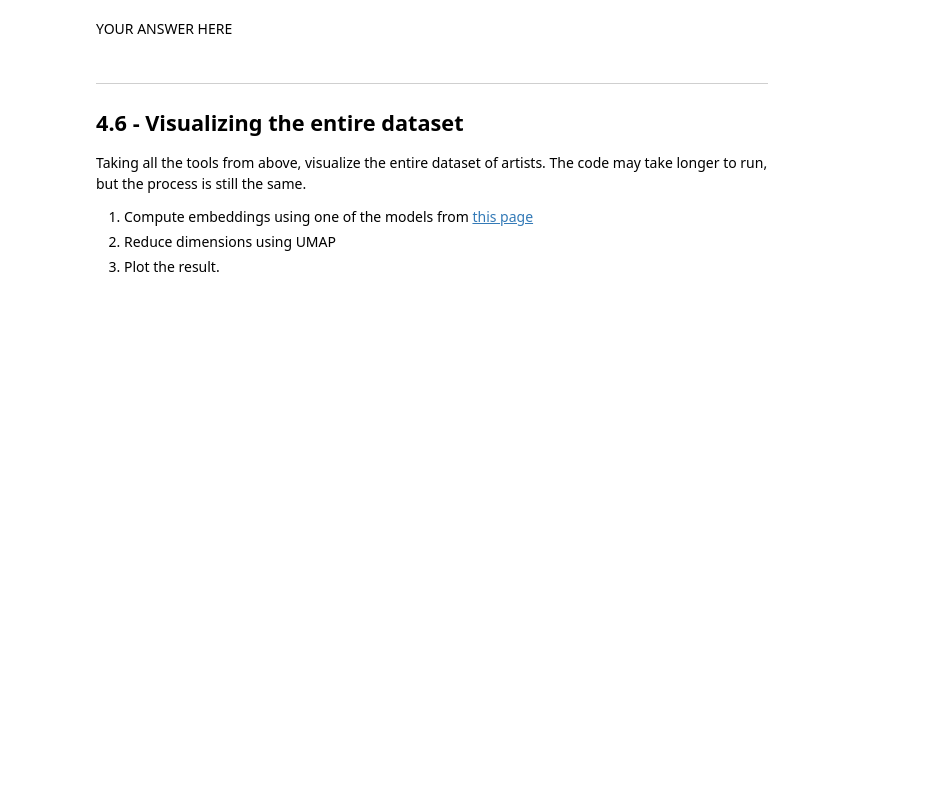
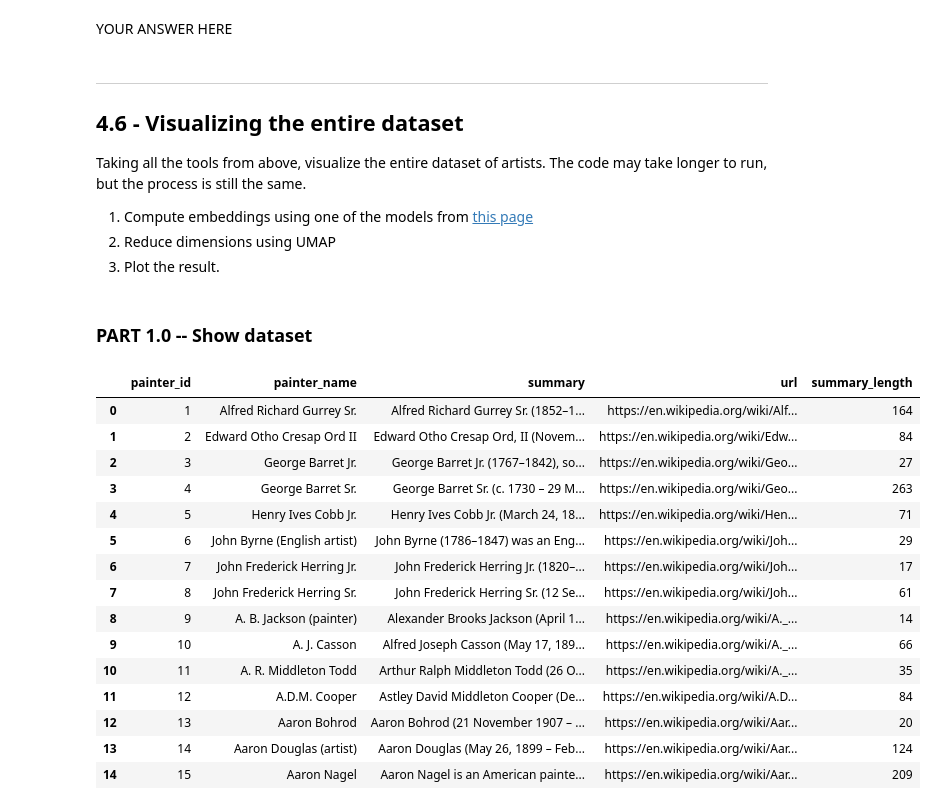
Before and after one commit to aica-wavelab/aica-assignments, a Jupyter notebook: A5_semantic_similarities_visualization/painter_biography_analysis.ipynb, the cells around one changed output. Drawn from its saved outputs; the diff is of its cells as text; code cells hidden in the pictures; blank space fills up the shorter version.

```diff
--- a/A5_semantic_similarities_visualization/painter_biography_analysis.ipynb
+++ b/A5_semantic_similarities_visualization/painter_biography_analysis.ipynb
@@ -293,6 +553,24 @@ Taking all the tools from above, visualize the entire dataset of artists. The co
 1. Compute embeddings using one of the models from [this page](https://huggingface.co/models?library=sentence-transformers&author=sentence-transformers)
 1. Reduce dimensions using UMAP
 1. Plot the result.
+# %% [markdown]
+### PART 1.0 -- Show dataset
 # %%
-# YOUR CODE HERE
-raise NotImplementedError()
+painter_summaries_clean.head(15)
+# %% [output]
+|  | painter_id | painter_name | summary | url | summary_length |
+| 0 | 1 | Alfred Richard Gurrey Sr. | Alfred Richard Gurrey Sr. (1852–1... | https://en.wikipedia.org/wiki/Alf... | 164 |
+| 1 | 2 | Edward Otho Cresap Ord II | Edward Otho Cresap Ord, II (Novem... | https://en.wikipedia.org/wiki/Edw... | 84 |
+| 2 | 3 | George Barret Jr. | George Barret Jr. (1767–1842), so... | https://en.wikipedia.org/wiki/Geo... | 27 |
+| 3 | 4 | George Barret Sr. | George Barret Sr. (c. 1730 – 29 M... | https://en.wikipedia.org/wiki/Geo... | 263 |
+| 4 | 5 | Henry Ives Cobb Jr. | Henry Ives Cobb Jr. (March 24, 18... | https://en.wikipedia.org/wiki/Hen... | 71 |
+| 5 | 6 | John Byrne (English artist) | John Byrne (1786–1847) was an Eng... | https://en.wikipedia.org/wiki/Joh... | 29 |
+| 6 | 7 | John Frederick Herring Jr. | John Frederick Herring Jr. (1820–... | https://en.wikipedia.org/wiki/Joh... | 17 |
+| 7 | 8 | John Frederick Herring Sr. | John Frederick Herring Sr. (12 Se... | https://en.wikipedia.org/wiki/Joh... | 61 |
+| 8 | 9 | A. B. Jackson (painter) | Alexander Brooks Jackson (April 1... | https://en.wikipedia.org/wiki/A._... | 14 |
+| 9 | 10 | A. J. Casson | Alfred Joseph Casson (May 17, 189... | https://en.wikipedia.org/wiki/A._... | 66 |
+| 10 | 11 | A. R. Middleton Todd | Arthur Ralph Middleton Todd (26 O... | https://en.wikipedia.org/wiki/A._... | 35 |
+| 11 | 12 | A.D.M. Cooper | Astley David Middleton Cooper (De... | https://en.wikipedia.org/wiki/A.D... | 84 |
+| 12 | 13 | Aaron Bohrod | Aaron Bohrod (21 November 1907 – ... | https://en.wikipedia.org/wiki/Aar... | 20 |
+| 13 | 14 | Aaron Douglas (artist) | Aaron Douglas (May 26, 1899 – Feb... | https://en.wikipedia.org/wiki/Aar... | 124 |
+| 14 | 15 | Aaron Nagel | Aaron Nagel is an American painte... | https://en.wikipedia.org/wiki/Aar... | 209 |
```
Also changed, not shown: parts of 25 cells of this notebook, 4 other files.
